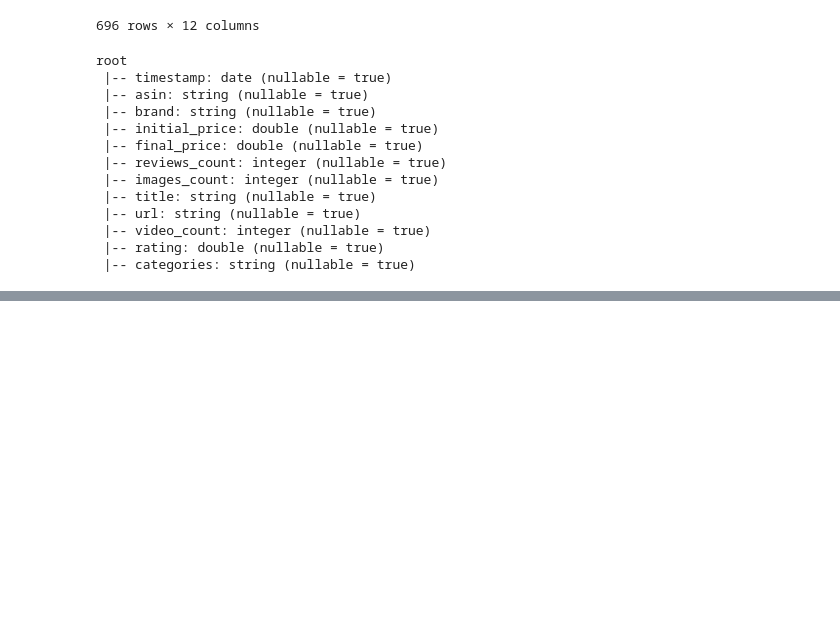
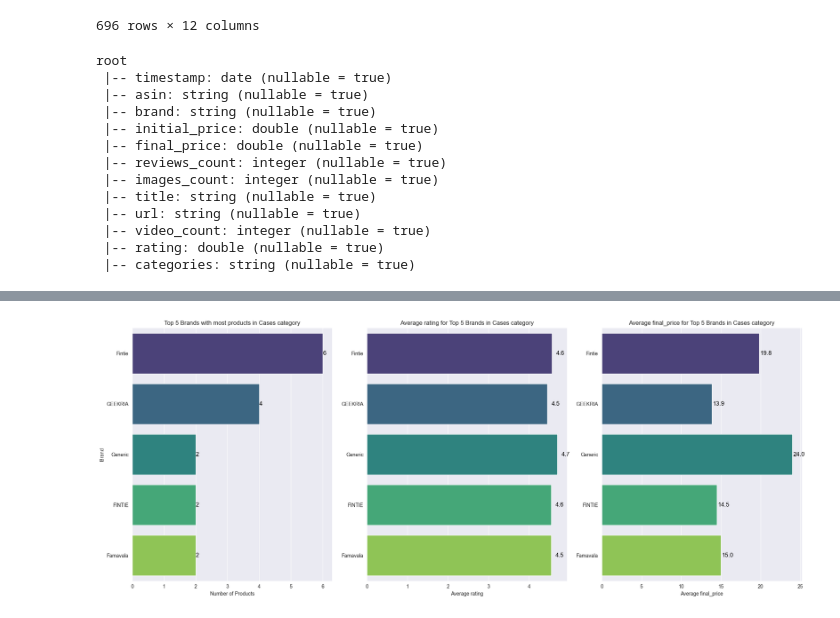
Before and after one commit to caioypaulino/Projet-BigData_Analytics_PySpark, a Jupyter notebook: big_data_analytics.ipynb, the cells around one changed output, grey strips where cells are left out. Drawn from its saved outputs; the diff is of its cells as text; code cells hidden in the pictures; blank space fills up the shorter version.

```diff
--- a/big_data_analytics.ipynb
+++ b/big_data_analytics.ipynb
@@ -278,0 +366,79 @@ root
+# %%
+# Definindo as variáveis a serem especificadas
+det_cat = 'Cases'
+metric1 = 'rating'
+metric2 = 'final_price'
+
+# Filtro DataFrame para manter apenas as linhas onde categoria detalhada
+filtered_df = df.filter(col("detailed_category") == det_cat)
+
+# Group by 'brand' e contagem do número de linhas de cada marca
+grouped_df = filtered_df.groupBy("brand").agg(count("*").alias("brand_count"))
+
+# Cálculo de média rating para cada marca
+avg_metric1_df = filtered_df.groupBy("brand").agg(avg(metric1).alias("avg_rating"))
+
+# Cálculo de média final_price para cada marca
+avg_metric2_df = filtered_df.groupBy("brand").agg(avg(metric2).alias("avg_final_price"))
+
+# Join dos três DataFrames com marca ("brand") como parâmetro para as combinar informações
+pandas_df = grouped_df.join(avg_metric1_df, on = "brand", how = "inner").join(avg_metric2_df, on = "brand", how = "inner").toPandas()
+
+# Ordenando o DataFrame em ordem decrescente baseado na contagem de marca e rating
+pandas_df = pandas_df.sort_values(by = ["brand_count", "avg_rating"], ascending = False)
+
+# Limitando o resultado para as top 5 marcas por contagem e rating
+pandas_df = pandas_df.head(5)
+
+# Create a figure with three subplots
+fig, axes = plt.subplots(1, 3, figsize=(20, 8))
+
+# Plot the first horizontal bar chart for brand count
+sns.barplot(x="brand_count", y = "brand", hue = "brand", data = pandas_df, palette="viridis", ax=axes[0])
+
+# Format the data labels for brand count
+for index, value in enumerate(pandas_df["brand_count"]):
+    axes[0].text(value, index, f"{value:,.0f}", ha='left', va='center', color='black', fontsize=12)
+
+# Format the x-axis labels for brand count
+axes[0].xaxis.set_major_formatter(ticker.FuncFormatter(lambda x, _: '{:,.0f}'.format(x)))
+
+# Set labels and title for the first plot
+axes[0].set_xlabel("Number of Products")
+axes[0].set_ylabel("Brand")
+axes[0].set_title("Top 5 Brands with most products in " + det_cat + " category")
+
+# Plot the second horizontal bar chart for average metric (final_price)
+sns.barplot(x="avg_rating", y="brand", hue="brand", data=pandas_df, palette="viridis", ax=axes[1])
+
+# Set a small offset for the data labels
+label_offset = 0.1
+
+# Format the data labels for average metric (final_price)
+for index, value in enumerate(pandas_df["avg_rating"]):
+    axes[1].text(value + label_offset, index, f"{value:.1f}", ha='left', va='center', color='black', fontsize=12)
+
+# Set labels and title for the second plot
+axes[1].set_xlabel("Average " + metric1)
+axes[1].set_ylabel("")  # Hide the ylabel for the second plot
+axes[1].set_title("Average " + metric1 + " for Top 5 Brands in " + det_cat + " category")
+
+# Plot the third horizontal bar chart for average final_price
+sns.barplot(x="avg_final_price", y="brand", hue="brand", data=pandas_df, palette="viridis", ax=axes[2])
+
+# Format the data labels for average rating
+for index, value in enumerate(pandas_df["avg_final_price"]):
+    axes[2].text(value + label_offset, index, f"{value:.1f}", ha='left', va='center', color='black', fontsize=12)
+
+# Set labels and title for the third plot
+axes[2].set_xlabel("Average " + metric2)
+axes[2].set_ylabel("")  # Hide the ylabel for the third plot
+axes[2].set_title("Average " + metric2 + " for Top 5 Brands in " + det_cat + " category")
+
+# Adjust spacing between the subplots
+plt.tight_layout()
+
+# Display the plots
+plt.show()
+# %% [output]
+[figure, added]
```
Also changed, not shown: parts of 18 cells of this notebook.
